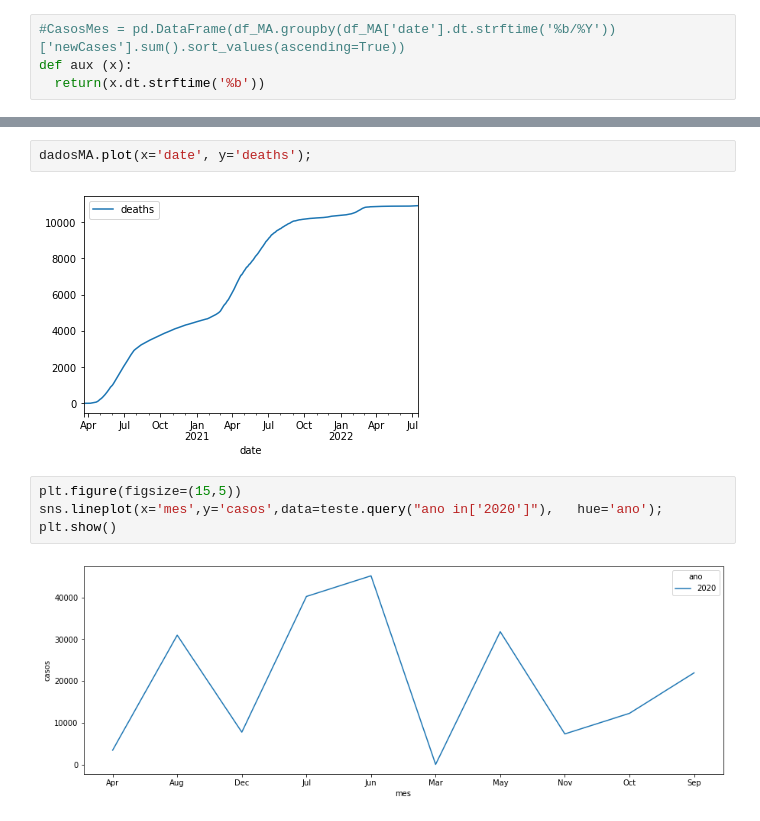
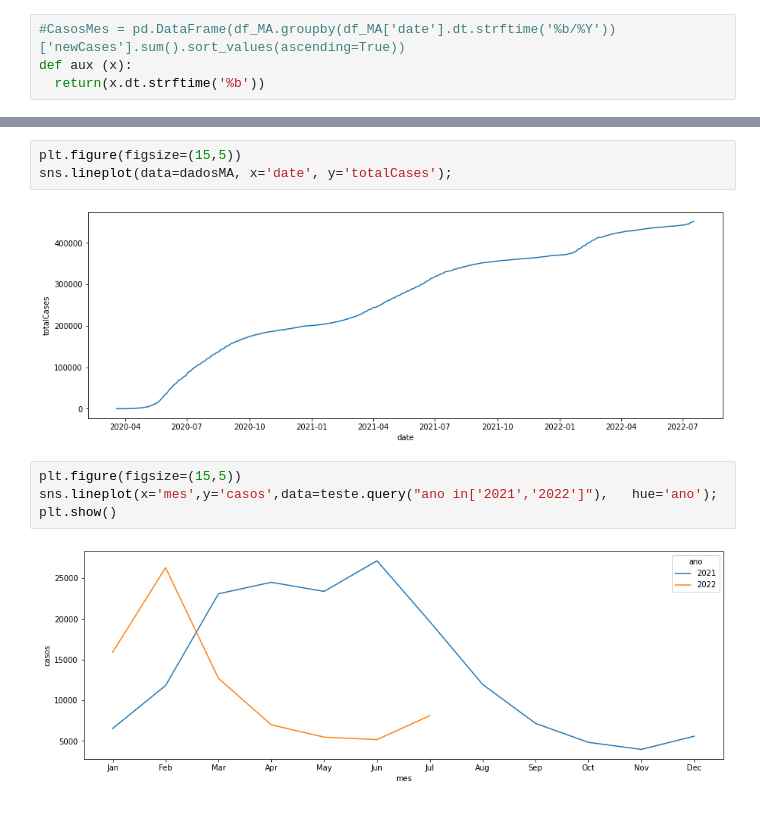
Before and after one commit to jamescp/python, a Jupyter notebook: AnaliseCovid.ipynb, the cells around one changed output, grey strips where cells are left out. Drawn from its saved outputs; the diff is of its cells as text.

```diff
--- a/AnaliseCovid.ipynb
+++ b/AnaliseCovid.ipynb
@@ -115,12 +88,13 @@ meses
-# %%
-dadosMA.plot(x='date', y='deaths');
-# %% [output]
-[figure, removed]
+# %%
+plt.figure(figsize=(15,5))
+sns.lineplot(data=dadosMA, x='date', y='totalCases');
+# %% [output]
+[figure, added]
 # %%
 plt.figure(figsize=(15,5))
-sns.lineplot(x='mes',y='casos',data=teste.query("ano in['2020']"),   hue='ano');
+sns.lineplot(x='mes',y='casos',data=teste.query("ano in['2021','2022']"),   hue='ano');
 plt.show()
 # %% [output]
-[figure, old version]
+[figure, new version]
 # %%
 
```
Also changed, not shown: parts of 9 cells of this notebook.
